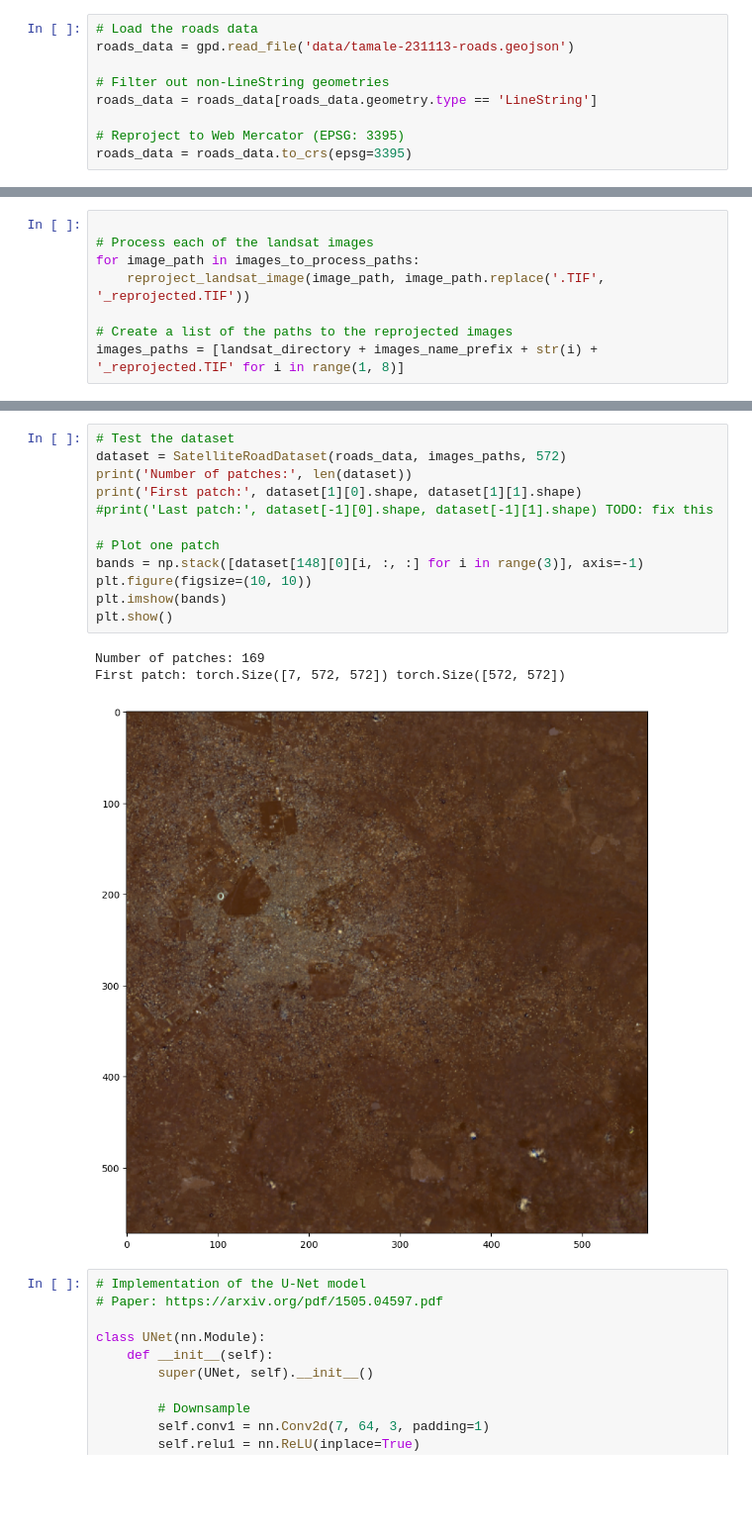
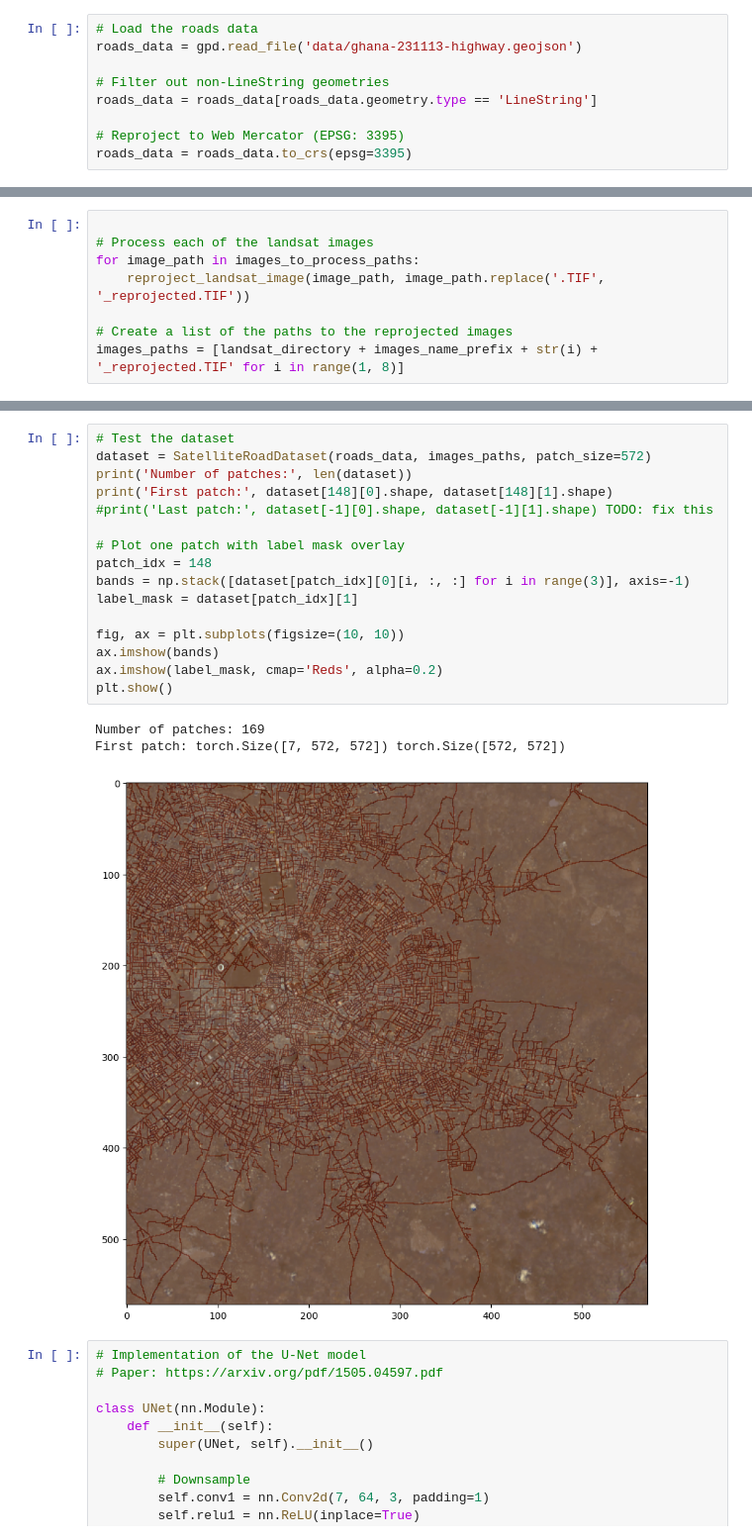
Before and after one commit to CS-433/ml-project-2-the-overfitters, a Jupyter notebook: unet.ipynb, the cells around one changed output, grey strips where cells are left out. Shown at 99% size. Saved outputs shown, nothing was run; the diff lists cells and outputs as text; blank space fills up the shorter version.

```diff
--- a/unet.ipynb
+++ b/unet.ipynb
@@ -24,7 +29,7 @@ from sklearn.model_selection import train_test_split
 import matplotlib.pyplot as plt
 # %%
 # Load the roads data
-roads_data = gpd.read_file('data/tamale-231113-roads.geojson')
+roads_data = gpd.read_file('data/ghana-231113-highway.geojson')
 
 # Filter out non-LineString geometries
 roads_data = roads_data[roads_data.geometry.type == 'LineString']
@@ -125,19 +156,23 @@ class SatelliteRoadDataset(Dataset):
 # %%
 # Test the dataset
-dataset = SatelliteRoadDataset(roads_data, images_paths, 572)
+dataset = SatelliteRoadDataset(roads_data, images_paths, patch_size=572)
 print('Number of patches:', len(dataset))
-print('First patch:', dataset[1][0].shape, dataset[1][1].shape)
+print('First patch:', dataset[148][0].shape, dataset[148][1].shape)
 #print('Last patch:', dataset[-1][0].shape, dataset[-1][1].shape) TODO: fix this
 
-# Plot one patch
-bands = np.stack([dataset[148][0][i, :, :] for i in range(3)], axis=-1)
-plt.figure(figsize=(10, 10))
-plt.imshow(bands)
+# Plot one patch with label mask overlay
+patch_idx = 148
+bands = np.stack([dataset[patch_idx][0][i, :, :] for i in range(3)], axis=-1)
+label_mask = dataset[patch_idx][1]
+
+fig, ax = plt.subplots(figsize=(10, 10))
+ax.imshow(bands)
+ax.imshow(label_mask, cmap='Reds', alpha=0.2)
 plt.show()
 # %% [output]
 Number of patches: 169
 First patch: torch.Size([7, 572, 572]) torch.Size([572, 572])
-[figure, old version]
+[figure, new version]
 # %%
 # Implementation of the U-Net model
 # Paper: https://arxiv.org/pdf/1505.04597.pdf
```
Also changed, not shown: parts of 3 cells of this notebook.
